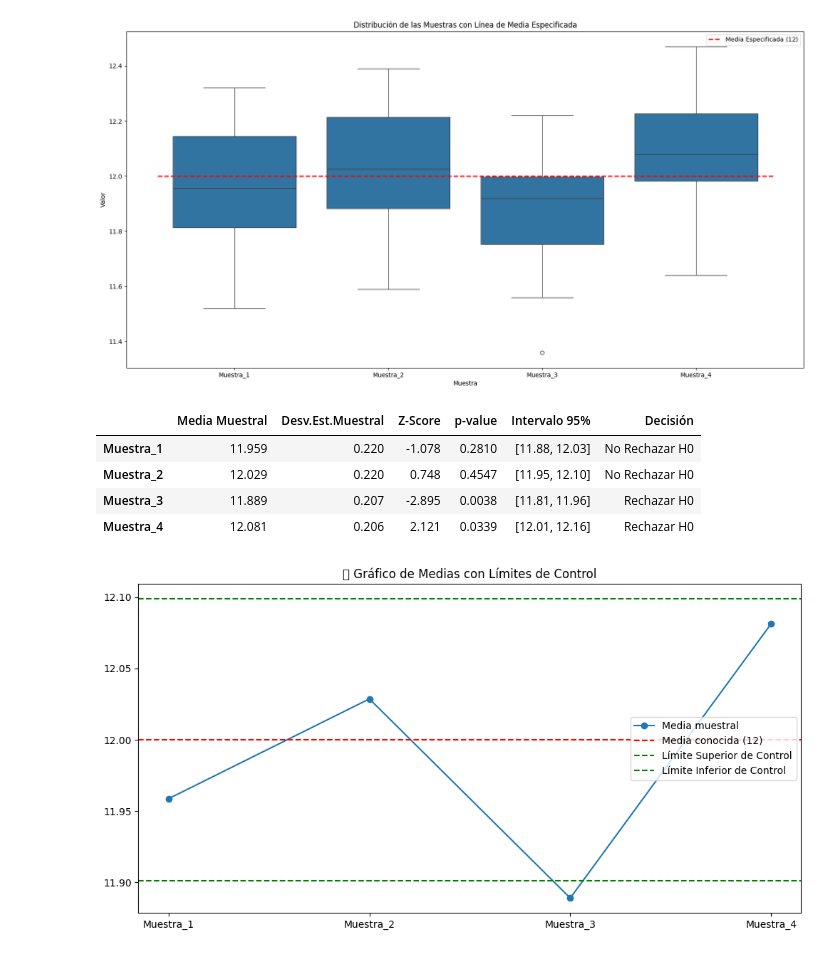
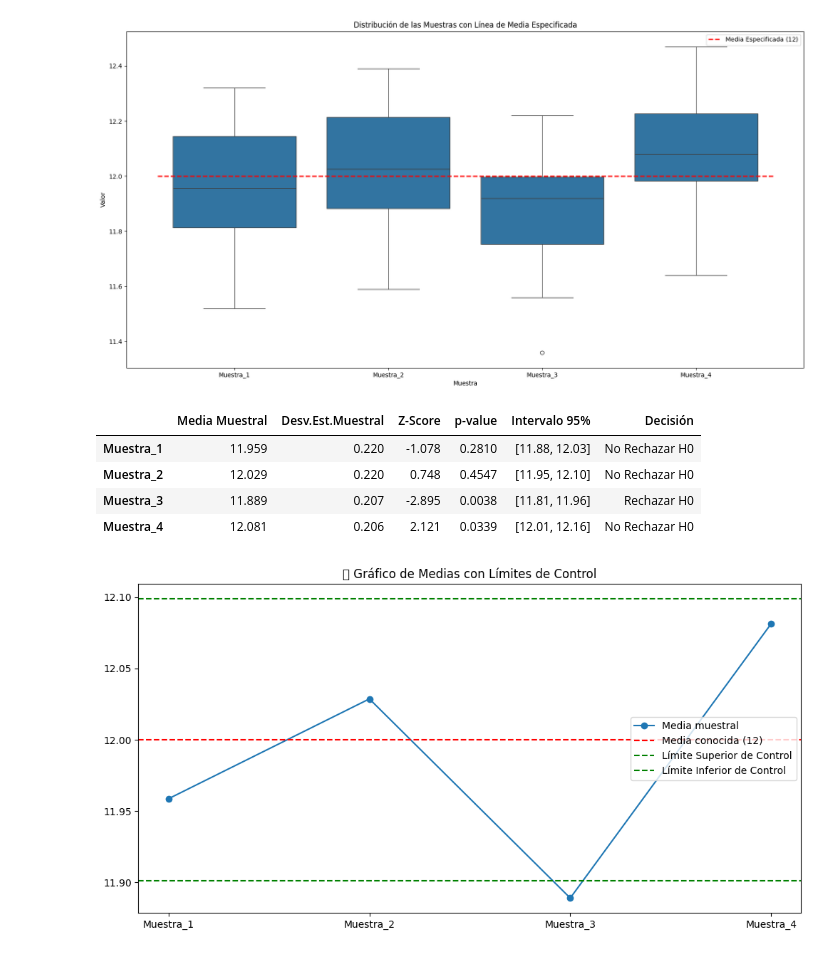
Before and after one commit to JPretellEco/Ejercicios_Practicos_DS, a Jupyter notebook: pruebas_hipotesis_github.ipynb, the cells around one changed output. Drawn from its saved outputs; the diff is of its cells as text; code cells hidden in the pictures.

```diff
--- a/pruebas_hipotesis_github.ipynb
+++ b/pruebas_hipotesis_github.ipynb
@@ -180,15 +180,15 @@ def prueba_muestra(muestra, sigma, mu0=12, alpha=0.01):
     }
 # %%
 resultados = pd.DataFrame([
-    prueba_muestra(data[col], 0.21, mu0=12, alpha=0.05) for col in data.columns
+    prueba_muestra(data[col], 0.21, mu0=12, alpha=0.01) for col in data.columns
 ], index=data.columns)
 resultados
 # %% [output]
 |  | Media Muestral | Desv.Est.Muestral | Z-Score | p-value | Intervalo 95% | Decisión |
 | Muestra_1 | 11.959 | 0.220 | -1.078 | 0.2810 | [11.88, 12.03] | No Rechazar H0 |
 | Muestra_2 | 12.029 | 0.220 | 0.748 | 0.4547 | [11.95, 12.10] | No Rechazar H0 |
 | Muestra_3 | 11.889 | 0.207 | -2.895 | 0.0038 | [11.81, 11.96] | Rechazar H0 |
-| Muestra_4 | 12.081 | 0.206 | 2.121 | 0.0339 | [12.01, 12.16] | Rechazar H0 |
+| Muestra_4 | 12.081 | 0.206 | 2.121 | 0.0339 | [12.01, 12.16] | No Rechazar H0 |
 # %%
 # Cálculo de límites de control para medias (con sigma poblacional)
 n = 30
```
